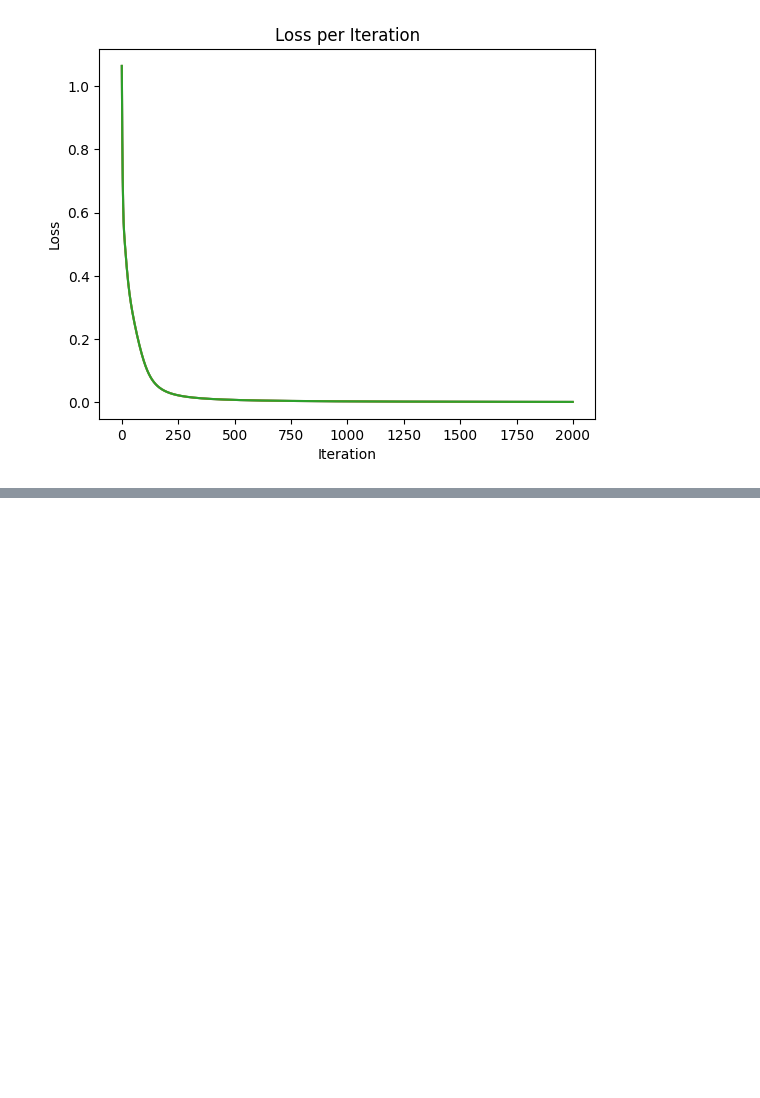
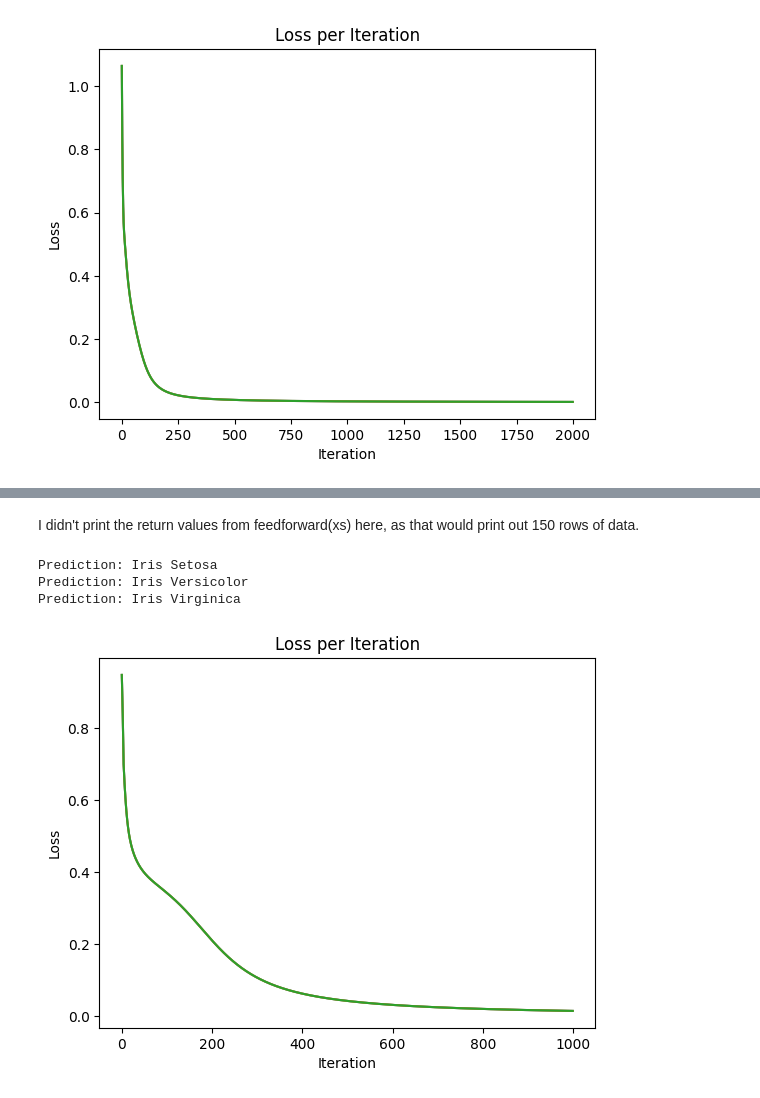
Before and after one commit to CallumOB/intro-to-ai, a Jupyter notebook: mlp/C21306503_assignment.ipynb, the cells around one changed output, grey strips where cells are left out. Saved outputs shown, nothing was run; the diff lists cells and outputs as text; code cells hidden in the pictures; blank space fills up the shorter version.

```diff
--- a/mlp/C21306503_assignment.ipynb
+++ b/mlp/C21306503_assignment.ipynb
@@ -616,0 +624,8 @@ Prediction: Car
+# %%
+data_iris = pd.read_csv('iris_data.csv', names=['Sepal Length', 'Sepal Width', 'Petal Length', 'Petal Width', 'Class'])
+iris_types = pd.get_dummies(data_iris['Class']).astype(int)
+
+data_iris = pd.concat([data_iris, iris_types], axis=1)
+data_iris.drop('Class', axis=1, inplace=True)
+
+data_iris
@@ -616,0 +646,46 @@ Prediction: Car
+# %%
+def test_prediction(prediction):
+    if prediction == 0:
+        print("Prediction: Iris Setosa")
+    elif prediction == 1:
+        print("Prediction: Iris Versicolor")
+    elif prediction == 2:
+        print("Prediction: Iris Virginica")
+# %% [markdown]
+I didn't print the return values from feedforward(xs) here, as that would print out 150 rows of data.
+# %%
+inputs = data_iris.iloc[:, :-1].values
+outputs = data_iris.iloc[:, -3:].values
+
+prob_4 = MLP(inputs.shape[1], 4, 3)
+xs = inputs.T
+
+prob_4.feedforward(xs)
+
+epochs = 1000
+eta = 1.0
+cst = prob_4.train(epochs, eta, inputs, outputs)
+
+prob_4.feedforward(xs)
+
+eps = [e for e in range(epochs)]
+
+plt.plot(eps, cst)
+plt.title("Loss per Iteration")
+plt.xlabel("Iteration")
+plt.ylabel("Loss")
+plt.plot(eps, cst)
+
+prediction = prob_4.predict(inputs[0])
+test_prediction(prediction)
+
+prediction = prob_4.predict(inputs[87])
+test_prediction(prediction)
+
+prediction = prob_4.predict(inputs[-1])
+test_prediction(prediction)
+# %% [output]
+Prediction: Iris Setosa
+Prediction: Iris Versicolor
+Prediction: Iris Virginica
+[figure, added]
```
Also changed, not shown: parts of 4 cells of this notebook.
